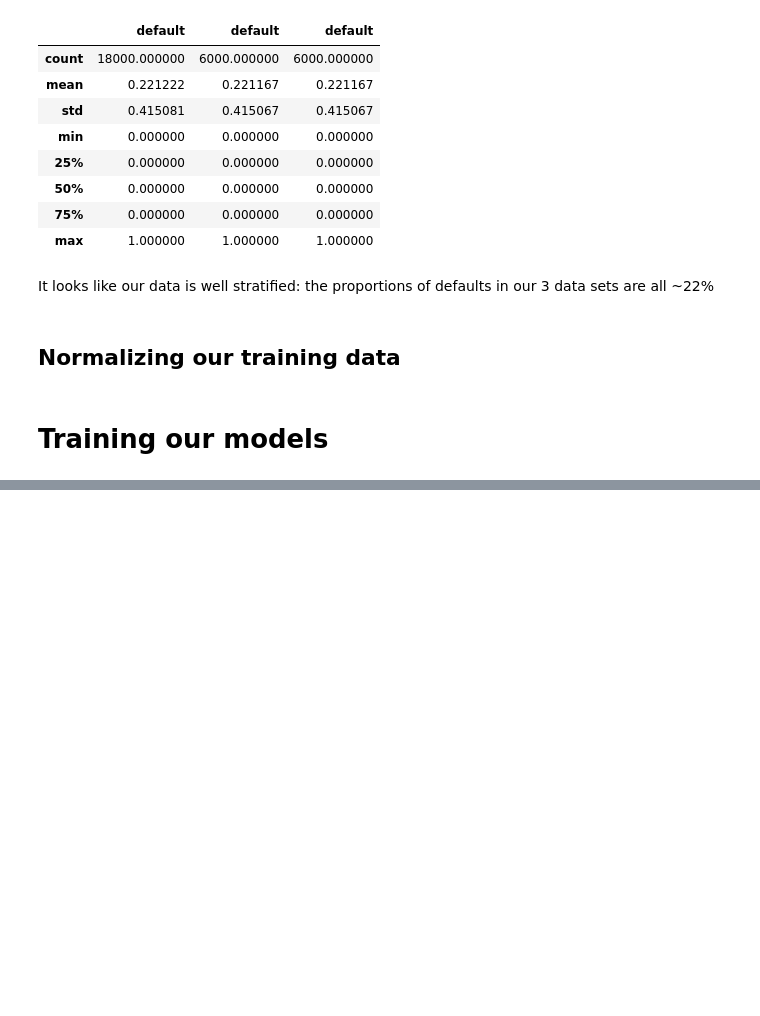
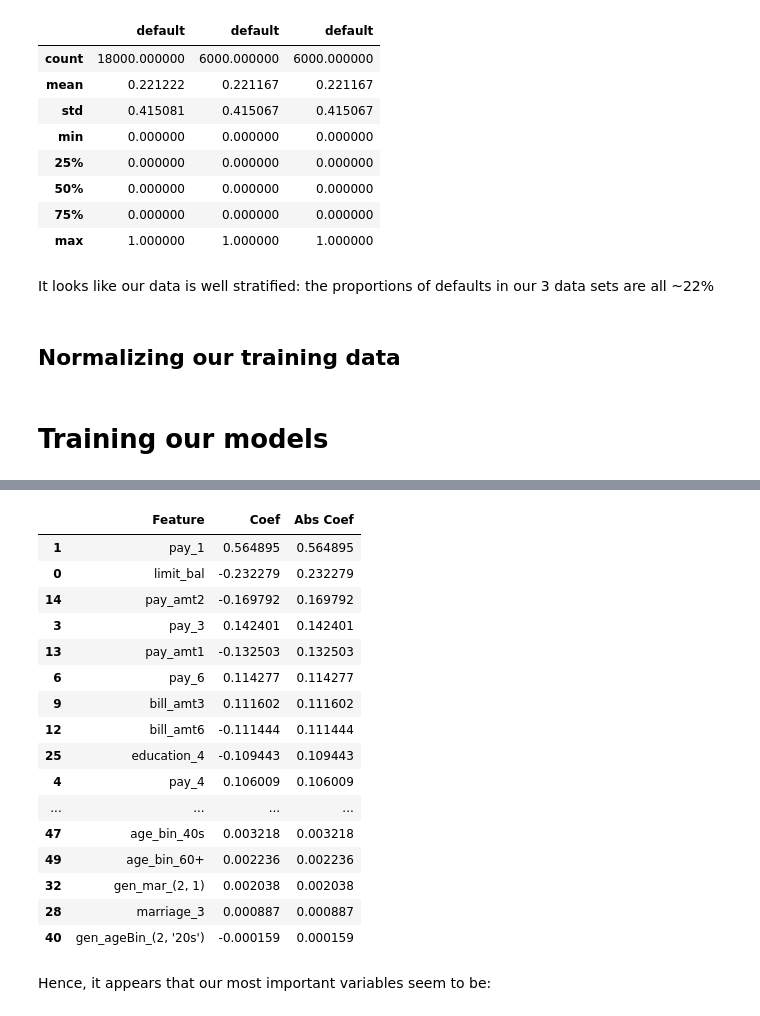
Before and after one commit to thomasXwang/UCI-Credit-card-defaults, a Jupyter notebook: UCI with functions_clean.ipynb, the cells around one changed output, grey strips where cells are left out. Saved outputs shown, nothing was run; the diff lists cells and outputs as text; code cells hidden in the pictures; blank space fills up the shorter version.

Commit message:
clean: Testing a few models: Logistic Regression, Decistion Tree & AdaBoost

```diff
--- a/UCI with functions_clean.ipynb
+++ b/UCI with functions_clean.ipynb
@@ -216,6 +216,8 @@ pd.concat([y_train,y_test, y_val], axis=1).describe()
 | max | 1.000000 | 1.000000 | 1.000000 |
 # %% [markdown]
 It looks like our data is well stratified: the proportions of defaults in our 3 data sets are all ~22%
+# %%
+colonnes_dummies = list(X_train.columns)
 # %% [markdown]
 ## Normalizing our training data
 # %%
@@ -230,0 +235,10 @@ X_val_norm = scaler.transform(X_val)
+# %%
+from sklearn.linear_model import LogisticRegression
+
+log_reg = LogisticRegression(C=0.1,
+                             solver='liblinear',
+                             penalty='l2',
+                             class_weight='balanced',
+                             random_state=42,
+                             n_jobs=-1)
+log_reg.fit(X_train_norm, np.ravel(y_train))
@@ -230,0 +319,28 @@ X_val_norm = scaler.transform(X_val)
+# %%
+coefs=np.array(log_reg.coef_[0])
+abs_coefs = np.abs(coefs)
+# %%
+feature_importances_log = pd.DataFrame(list(zip(colonnes_dummies, coefs, abs_coefs)),
+                                  columns=['Feature', 'Coef', 'Abs Coef'])
+# %%
+feature_importances_log.sort_values(by=['Abs Coef'], ascending=False)
+# %% [output]
+|  | Feature | Coef | Abs Coef |
+| 1 | pay_1 | 0.564895 | 0.564895 |
+| 0 | limit_bal | -0.232279 | 0.232279 |
+| 14 | pay_amt2 | -0.169792 | 0.169792 |
+| 3 | pay_3 | 0.142401 | 0.142401 |
+| 13 | pay_amt1 | -0.132503 | 0.132503 |
+| 6 | pay_6 | 0.114277 | 0.114277 |
+| 9 | bill_amt3 | 0.111602 | 0.111602 |
+| 12 | bill_amt6 | -0.111444 | 0.111444 |
+| 25 | education_4 | -0.109443 | 0.109443 |
+| 4 | pay_4 | 0.106009 | 0.106009 |
+| ... | ... | ... | ... |
+| 47 | age_bin_40s | 0.003218 | 0.003218 |
+| 49 | age_bin_60+ | 0.002236 | 0.002236 |
+| 32 | gen_mar_(2, 1) | 0.002038 | 0.002038 |
+| 28 | marriage_3 | 0.000887 | 0.000887 |
+| 40 | gen_ageBin_(2, '20s') | -0.000159 | 0.000159 |
+# %% [markdown]
+Hence, it appears that our most important variables seem to be:
```
Also changed, not shown: parts of 31 cells of this notebook, 2 other files.
